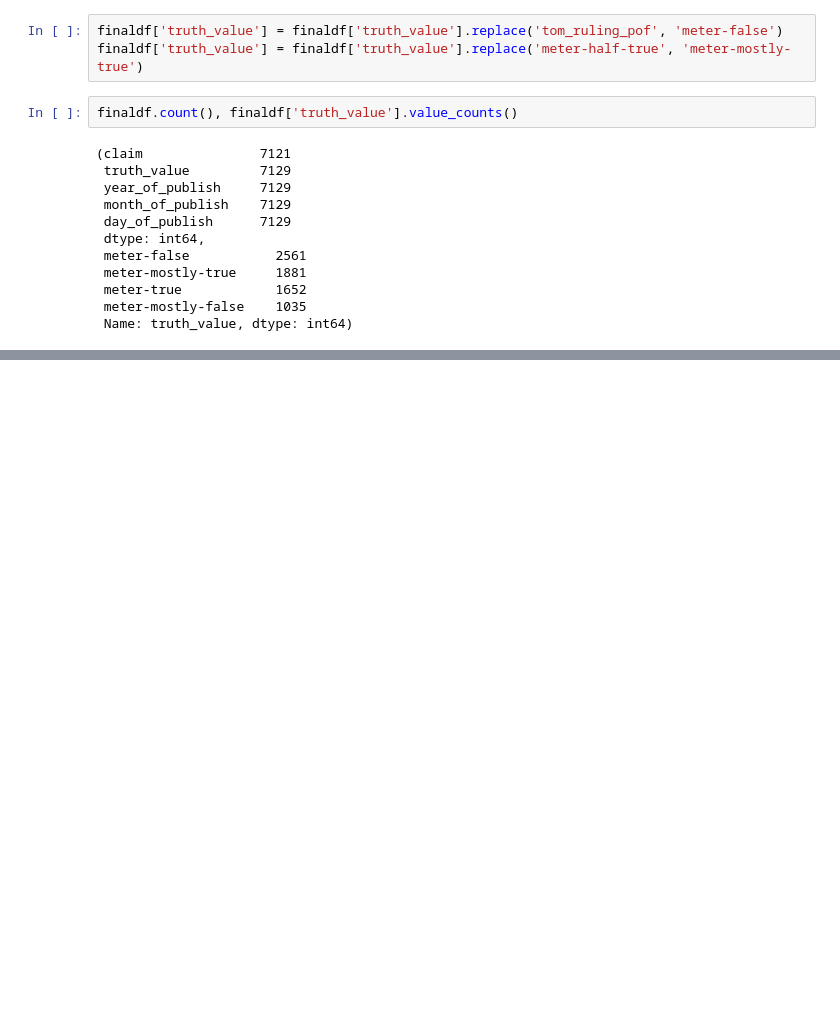
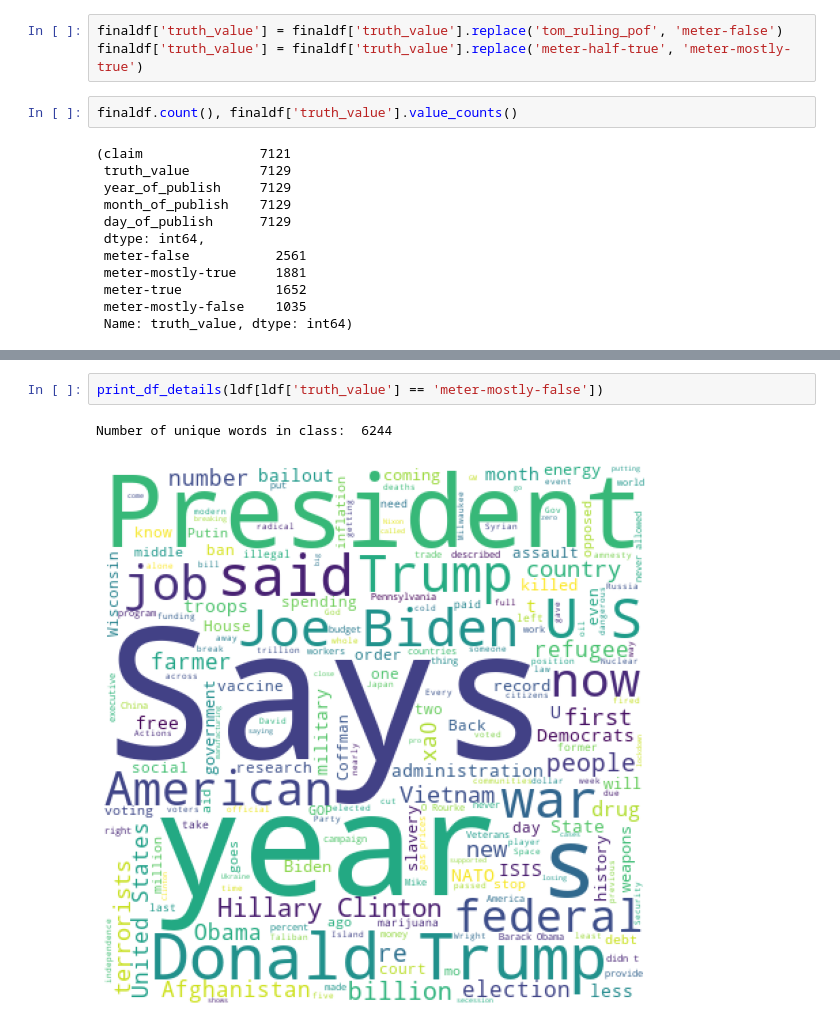
Before and after one commit to Karun842002/fyp-data-scraper, a Jupyter notebook: main.ipynb, the cells around one changed output, grey strips where cells are left out. Saved outputs shown, nothing was run; the diff lists cells and outputs as text; blank space fills up the shorter version.

```diff
--- a/main.ipynb
+++ b/main.ipynb
@@ -413,0 +491,5 @@ finaldf.to_csv('./final.csv')
+# %%
+print_df_details(ldf[ldf['truth_value'] == 'meter-mostly-false'])
+# %% [output]
+Number of unique words in class:  6244
+[figure, added]
```
Also changed, not shown: parts of 29 cells of this notebook.
